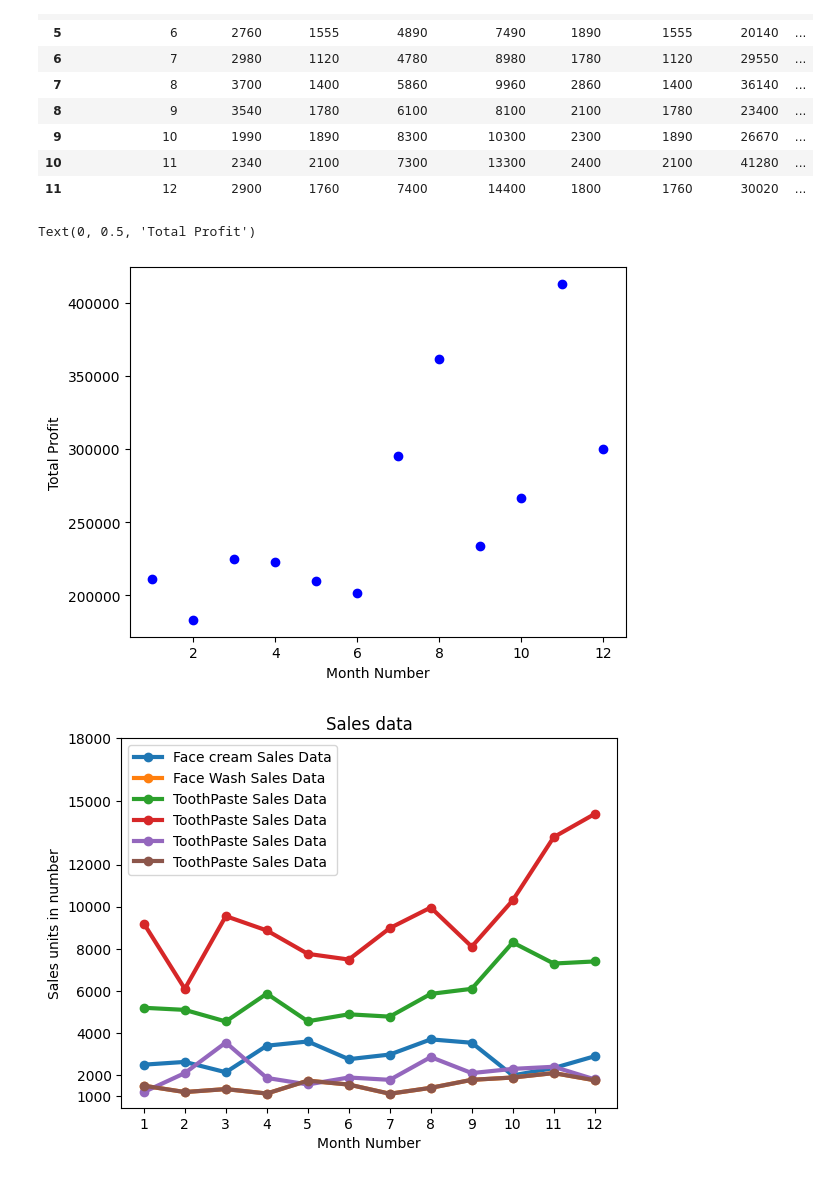
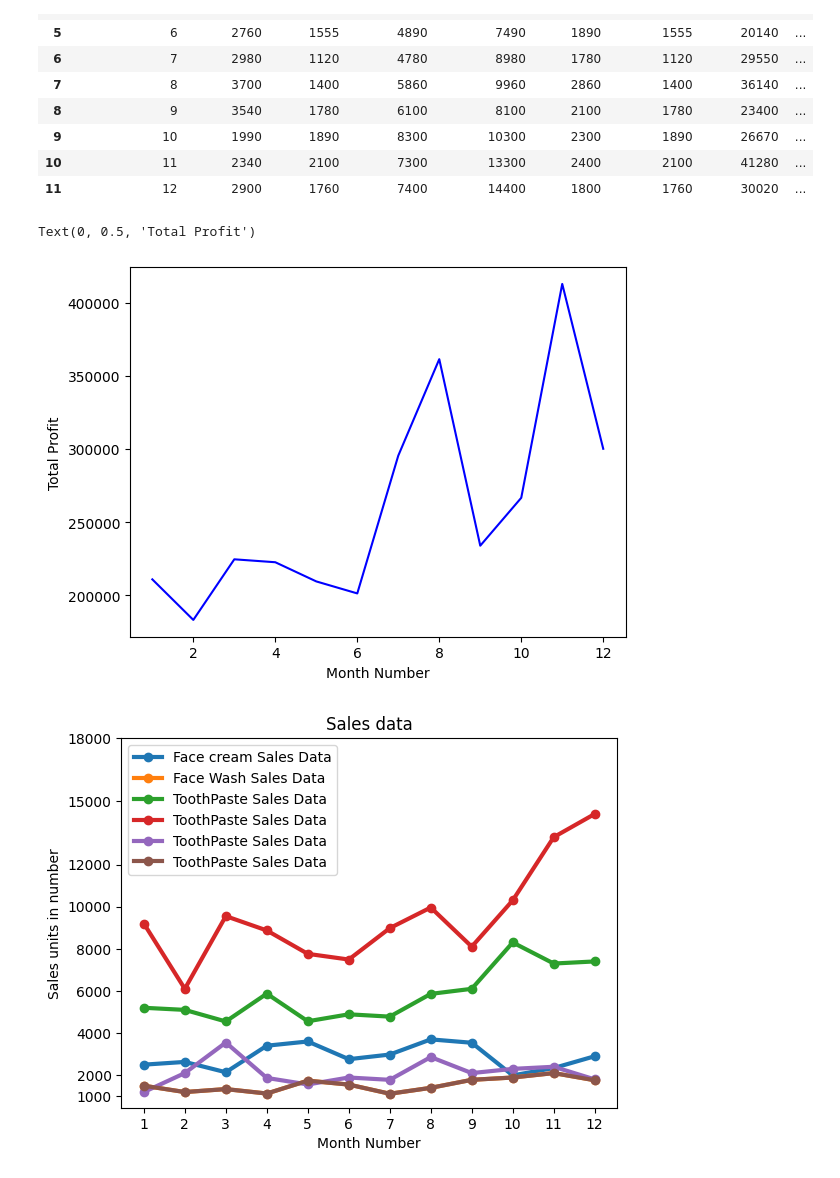
Before and after one commit to aishwaryabit1603/Big_data, a Jupyter notebook: lab4_datavisualize.ipynb, the cells around one changed output. Saved outputs shown, nothing was run; the diff lists cells and outputs as text; code cells hidden in the pictures.

```diff
--- a/lab4_datavisualize.ipynb
+++ b/lab4_datavisualize.ipynb
@@ -22,12 +22,12 @@ data
 | 10 | 11 | 2340 | 2100 | 7300 | 13300 | 2400 | 2100 | 41280 | ... |
 | 11 | 12 | 2900 | 1760 | 7400 | 14400 | 1800 | 1760 | 30020 | ... |
 # %%
-plt.scatter(data['month_number'],data['total_profit'],color='blue')
+plt.plot(data['month_number'],data['total_profit'],color='blue')
 plt.xlabel('Month Number')
 plt.ylabel('Total Profit')
 # %% [output]
 Text(0, 0.5, 'Total Profit')
-[figure, old version]
+[figure, new version]
 # %%
 df = data
 monthList  = df ['month_number'].tolist()
```
Also changed, not shown: parts of 1 cell of this notebook.
